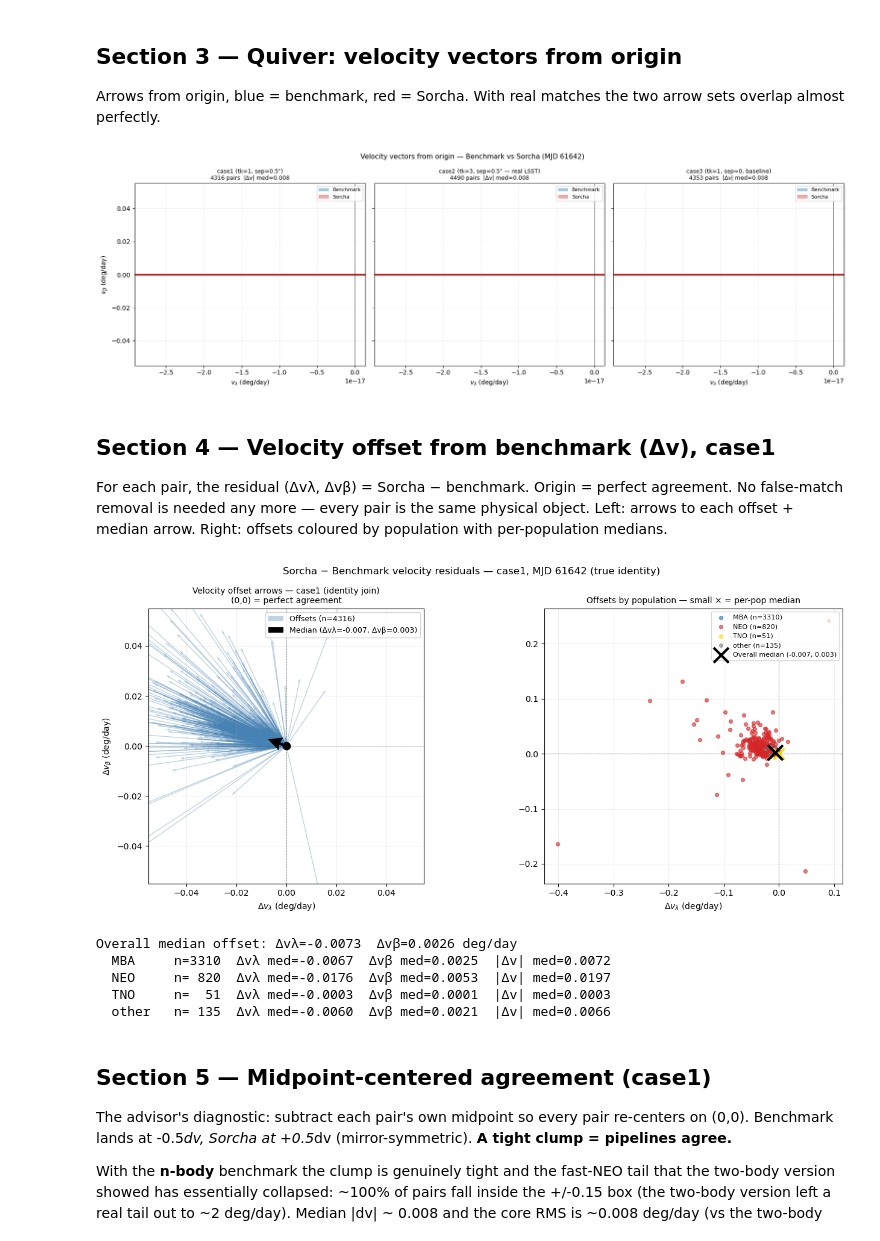
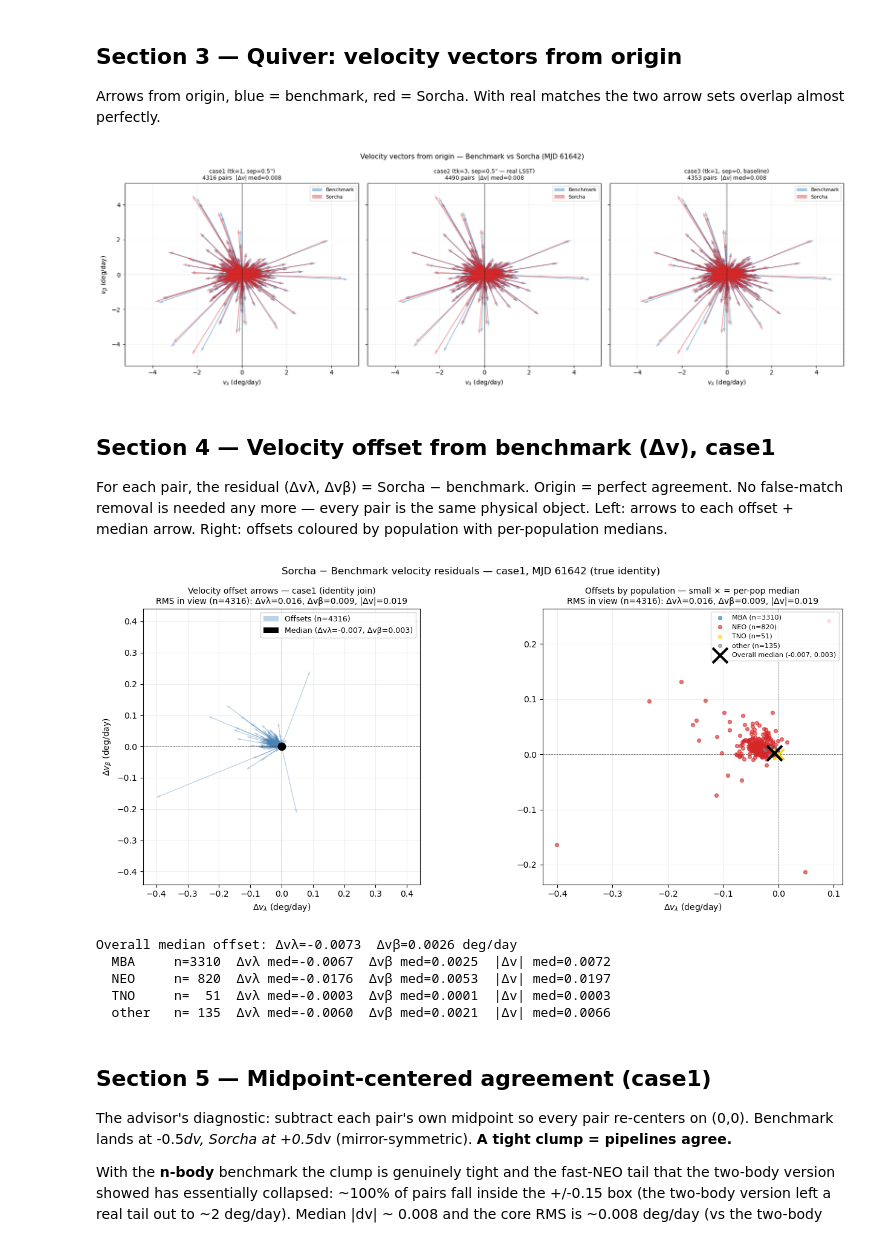
Before and after one commit to devanshi-s04/neomod, a Jupyter notebook: nbody_tracklet_velocity_benchmark_night61642_identity.ipynb, the cells around one changed output. Drawn from its saved outputs; the diff is of its cells as text; code cells hidden in the pictures.

```diff
--- a/nbody_tracklet_velocity_benchmark_night61642_identity.ipynb
+++ b/nbody_tracklet_velocity_benchmark_night61642_identity.ipynb
@@ -20,6 +20,7 @@ by Section 1.
 import numpy as np
 import pandas as pd
 import matplotlib.pyplot as plt
+from pathlib import Path
 
 NIGHT     = 61642
 GRID_LIM  = 140.0        # |dlon_from_antisun| grid restriction (deg)
@@ -31,6 +32,13 @@ CASE_LAB = {
     'case2': 'case2 (tk=3, sep=0.5" — real LSST)',
     'case3': 'case3 (tk=1, sep≈0, baseline)',
 }
+SORCHA_CASE_FILES = {
+    'case1': 'sorcha_comparison_case1.parquet',
+    'case2': 'sorcha_comparison_case2.parquet',
+    'case3': 'sorcha_comparison_case3.parquet',
+}
+FIG_DIR = Path('Figures')
+FIG_DIR.mkdir(exist_ok=True)
 # %%
 # ── load identity benchmark, restrict to grid, index by true S3M id ────────────────
 bench = pd.read_parquet(BENCH)
@@ -41,8 +49,11 @@ print(f'  pops: {dict(bench.population.value_counts())}')
 
 # ── true-identity join: sorcha.ObjID == benchmark.s3m_objid ────────────────────
 matched = {}
-for c in ['case1','case2','case3']:
-    df = pd.read_parquet(f'docs/sorcha_comparison_{c}.parquet')
+for c, path in SORCHA_CASE_FILES.items():
+    if not Path(path).exists():
+        print(f'{c}: missing {path}; skipping')
+        continue
+    df = pd.read_parquet(path)
     n = df[df.night == NIGHT]
     j = n.join(bg[['vlam','vbeta','population','dlon_from_antisun_deg']],
                on='ObjID', rsuffix='_b', how='inner')
@@ -118,6 +129,11 @@ plt.show()
 Arrows from origin, blue = benchmark, red = Sorcha.  With real matches the two arrow sets
 overlap almost perfectly.
 # %%
+quiver_lim = max(
+    max(j.vlam_b.abs().max(), j.vlam.abs().max(), j.vbeta_b.abs().max(), j.vbeta.abs().max())
+    for j in matched.values()
+) * 1.1
+
 fig, axes = plt.subplots(1, 3, figsize=(17, 5.5), sharex=True, sharey=True)
 for ax, (c, j) in zip(axes, matched.items()):
     z = np.zeros(len(j))
@@ -126,6 +142,7 @@ for ax, (c, j) in zip(axes, matched.items()):
     ax.quiver(z, z, j.vlam.values, j.vbeta.values, color='tab:red', alpha=0.4,
               angles='xy', scale_units='xy', scale=1, width=0.004, label='Sorcha')
     ax.axhline(0, color='k', lw=0.5); ax.axvline(0, color='k', lw=0.5)
+    ax.set_xlim(-quiver_lim, quiver_lim); ax.set_ylim(-quiver_lim, quiver_lim)
     ax.set_xlabel(r'$v_\lambda$ (deg/day)')
     ax.legend(fontsize=8, loc='upper right')
     ax.set_title(f'{CASE_LAB[c]}\n{len(j)} pairs  |Δv| med={j.dv.median():.3f}', fontsize=9)
@@ -136,7 +153,7 @@ plt.tight_layout()
 plt.savefig('Figures/nbody_id_quiver_night61642.png', dpi=150, bbox_inches='tight')
 plt.show()
 # %% [output]
-[figure, old version]
+[figure, new version]
 # %% [markdown]
 ## Section 4 — Velocity offset from benchmark (Δv), case1
 
@@ -149,6 +166,12 @@ j = matched['case1']
 dvl = j.vlam - j.vlam_b
 dvb = j.vbeta - j.vbeta_b
 mdl, mdb = dvl.median(), dvb.median()
+
+def rms_in_view(ax, x, y):
+    x0, x1 = ax.get_xlim(); y0, y1 = ax.get_ylim()
+    in_view = x.between(min(x0, x1), max(x0, x1)) & y.between(min(y0, y1), max(y0, y1))
+    xv, yv = x[in_view], y[in_view]
+    return int(in_view.sum()), np.sqrt(np.mean(xv**2)), np.sqrt(np.mean(yv**2)), np.sqrt(np.mean(xv**2 + yv**2))
 
 fig, axes = plt.subplots(1, 2, figsize=(14, 6))
 ax = axes[0]
@@ -159,39 +182,45 @@ ax.quiver(0, 0, mdl, mdb, color='black', angles='xy', scale_units='xy', scale=1,
           width=0.010, headwidth=5, headlength=5, label=f'Median (Δvλ={mdl:.3f}, Δvβ={mdb:.3f})')
 ax.scatter(0, 0, s=80, color='black', zorder=5)
 ax.axhline(0, color='k', lw=0.6, ls='--', alpha=0.5); ax.axvline(0, color='k', lw=0.6, ls='--', alpha=0.5)
+lim = max(dvl.abs().max(), dvb.abs().max()) * 1.1
+ax.set_xlim(-lim, lim); ax.set_ylim(-lim, lim)
+n_view, rms_l, rms_b, rms_v = rms_in_view(ax, dvl, dvb)
 ax.set_xlabel(r'$\Delta v_\lambda$ (deg/day)'); ax.set_ylabel(r'$\Delta v_\beta$ (deg/day)')
 ax.legend(fontsize=9, loc='upper right')
-ax.set_title('Velocity offset arrows — case1 (identity join)\n(0,0) = perfect agreement', fontsize=10)
+ax.set_title(f'Velocity offset arrows — case1 (identity join)\n'
+             f'RMS in view (n={n_view}): Δvλ={rms_l:.3f}, Δvβ={rms_b:.3f}, |Δv|={rms_v:.3f}', fontsize=10)
 ax.grid(alpha=0.2); ax.set_aspect('equal')
 
 ax = axes[1]
 for pop, grp in j.groupby('population'):
     idx = grp.index
     ax.scatter(dvl.loc[idx], dvb.loc[idx], s=18, alpha=0.6, color=POP_COLORS.get(pop,'grey'),
                label=f'{pop} (n={len(grp)})', zorder=3)
 for pop, grp in j.groupby('population'):
     idx = grp.index
     ax.scatter(dvl.loc[idx].median(), dvb.loc[idx].median(), s=170, marker='x', linewidths=2.5,
                color=POP_COLORS.get(pop,'grey'), zorder=5)
 ax.scatter(mdl, mdb, s=320, marker='x', linewidths=3, color='black', zorder=6,
            label=f'Overall median ({mdl:.3f}, {mdb:.3f})')
 ax.axhline(0, color='k', lw=0.6, ls='--', alpha=0.5); ax.axvline(0, color='k', lw=0.6, ls='--', alpha=0.5)
+n_view, rms_l, rms_b, rms_v = rms_in_view(ax, dvl, dvb)
 ax.set_xlabel(r'$\Delta v_\lambda$ (deg/day)')
 ax.legend(fontsize=8, loc='upper right')
-ax.set_title('Offsets by population — small × = per-pop median', fontsize=10)
+ax.set_title(f'Offsets by population — small × = per-pop median\n'
+             f'RMS in view (n={n_view}): Δvλ={rms_l:.3f}, Δvβ={rms_b:.3f}, |Δv|={rms_v:.3f}', fontsize=10)
 ax.grid(alpha=0.2); ax.set_aspect('equal')
 fig.suptitle(f'Sorcha − Benchmark velocity residuals — case1, MJD {NIGHT} (true identity)', fontsize=12)
 plt.tight_layout()
 plt.savefig('Figures/nbody_id_offset_case1.png', dpi=150, bbox_inches='tight')
 plt.show()
 
 print(f'Overall median offset: Δvλ={mdl:.4f}  Δvβ={mdb:.4f} deg/day')
 for pop, grp in j.groupby('population'):
     idx = grp.index
     print(f'  {pop:7s} n={len(grp):4d}  Δvλ med={dvl.loc[idx].median():.4f}  '
           f'Δvβ med={dvb.loc[idx].median():.4f}  |Δv| med={grp.dv.median():.4f}')
 # %% [output]
-[figure, old version]
+[figure, new version]
 Overall median offset: Δvλ=-0.0073  Δvβ=0.0026 deg/day
   MBA     n=3310  Δvλ med=-0.0067  Δvβ med=0.0025  |Δv| med=0.0072
   NEO     n= 820  Δvλ med=-0.0176  Δvβ med=0.0053  |Δv| med=0.0197
```
Also changed, not shown: parts of 5 cells of this notebook, 14 other files.
